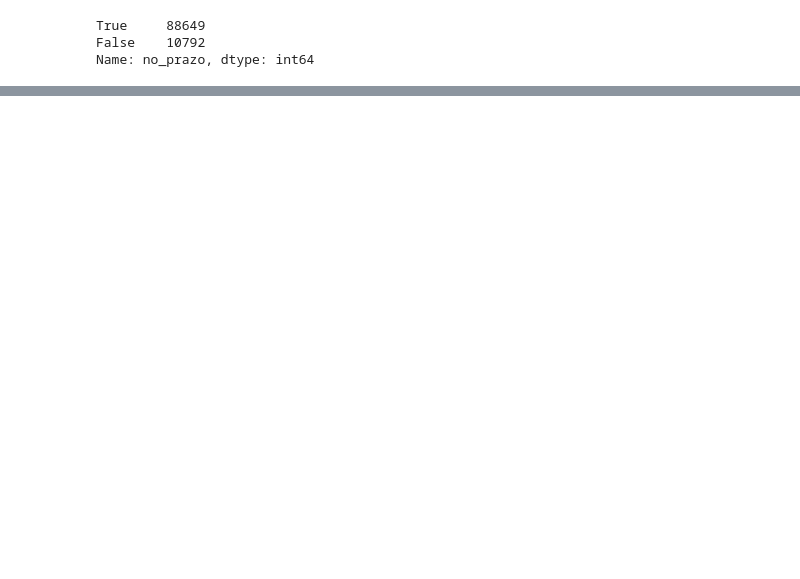
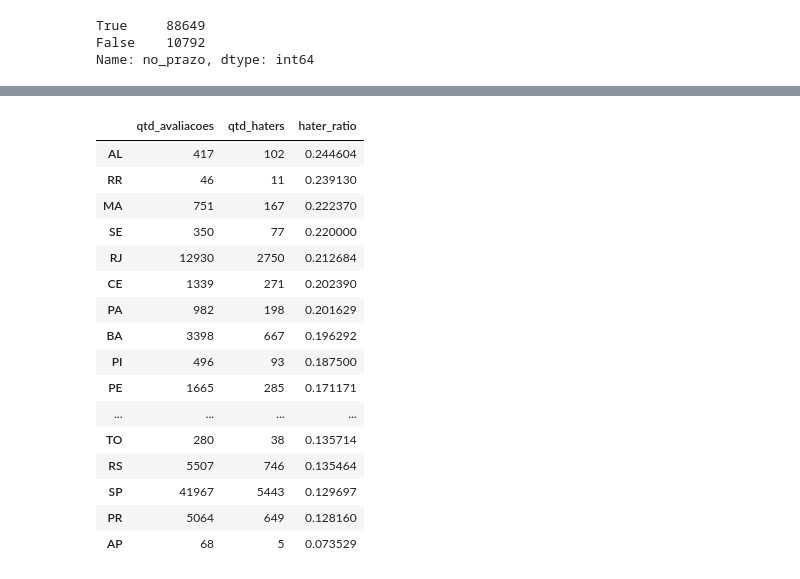
Before and after one commit to oliveiraruiz/Intro_Ciencia_Dados_2021, a Jupyter notebook: Olist.ipynb, the cells around one changed output, grey strips where cells are left out. Saved outputs shown, nothing was run; the diff lists cells and outputs as text; code cells hidden in the pictures; blank space fills up the shorter version.

```diff
--- a/Olist.ipynb
+++ b/Olist.ipynb
@@ -260,0 +820,20 @@ fig.show()
+# %%
+df_true_haters.sort_values(by='hater_ratio', ascending=False)
+# %% [output]
+|  | qtd_avaliacoes | qtd_haters | hater_ratio |
+| AL | 417 | 102 | 0.244604 |
+| RR | 46 | 11 | 0.239130 |
+| MA | 751 | 167 | 0.222370 |
+| SE | 350 | 77 | 0.220000 |
+| RJ | 12930 | 2750 | 0.212684 |
+| CE | 1339 | 271 | 0.202390 |
+| PA | 982 | 198 | 0.201629 |
+| BA | 3398 | 667 | 0.196292 |
+| PI | 496 | 93 | 0.187500 |
+| PE | 1665 | 285 | 0.171171 |
+| ... | ... | ... | ... |
+| TO | 280 | 38 | 0.135714 |
+| RS | 5507 | 746 | 0.135464 |
+| SP | 41967 | 5443 | 0.129697 |
+| PR | 5064 | 649 | 0.128160 |
+| AP | 68 | 5 | 0.073529 |
```
Also changed, not shown: parts of 60 cells of this notebook.
